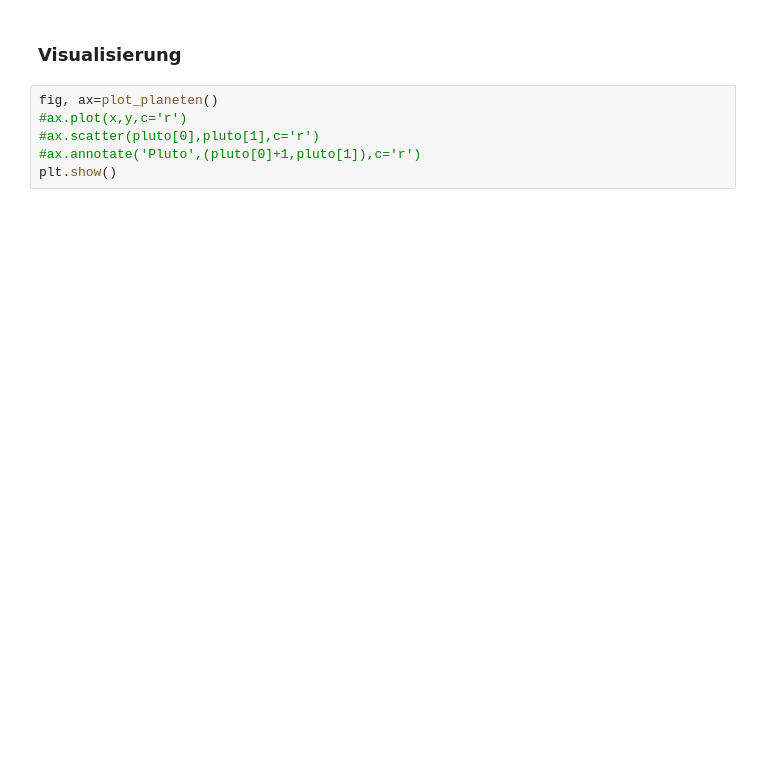
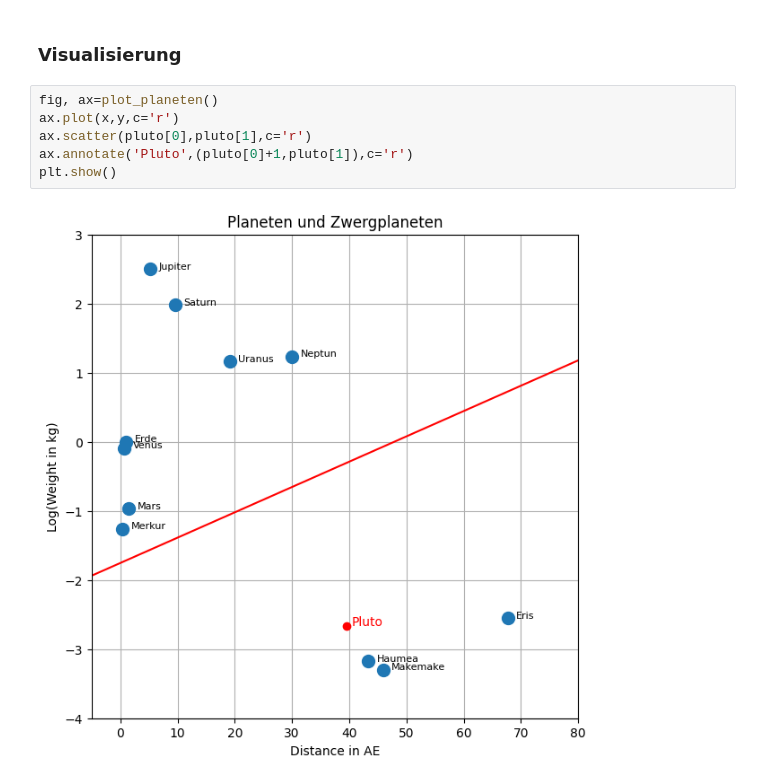
Before and after one commit to romanziske/data-science-course, a Jupyter notebook: Hello Data Science/HelloDataScience.ipynb, the cells around one changed output. Drawn from its saved outputs; the diff is of its cells as text; blank space fills up the shorter version.

```diff
--- a/Hello Data Science/HelloDataScience.ipynb
+++ b/Hello Data Science/HelloDataScience.ipynb
@@ -352,7 +482,9 @@ else:
 ### Visualisierung
 # %%
 fig, ax=plot_planeten()
-#ax.plot(x,y,c='r')
-#ax.scatter(pluto[0],pluto[1],c='r')
-#ax.annotate('Pluto',(pluto[0]+1,pluto[1]),c='r')
+ax.plot(x,y,c='r')
+ax.scatter(pluto[0],pluto[1],c='r')
+ax.annotate('Pluto',(pluto[0]+1,pluto[1]),c='r')
 plt.show()
+# %% [output]
+[figure, added]
```
Also changed, not shown: parts of 24 cells of this notebook.
